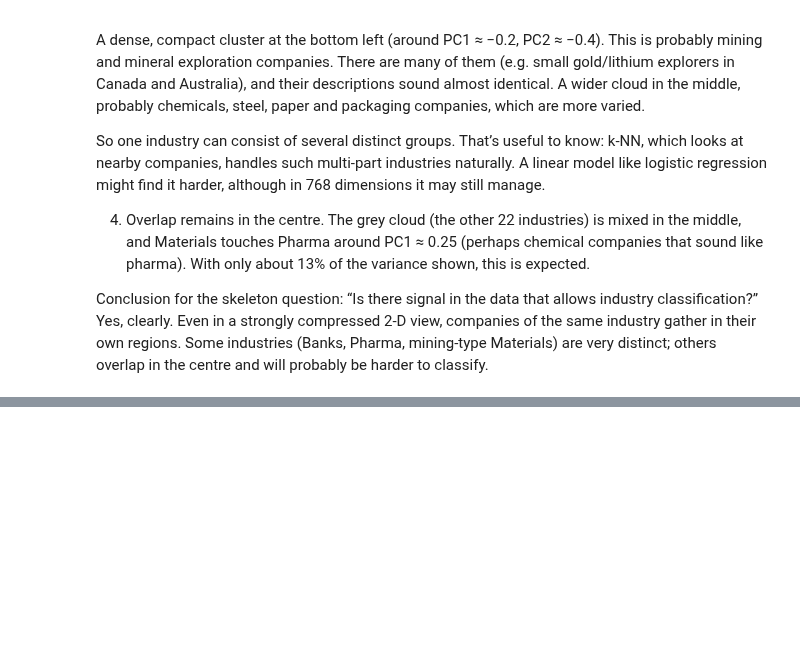
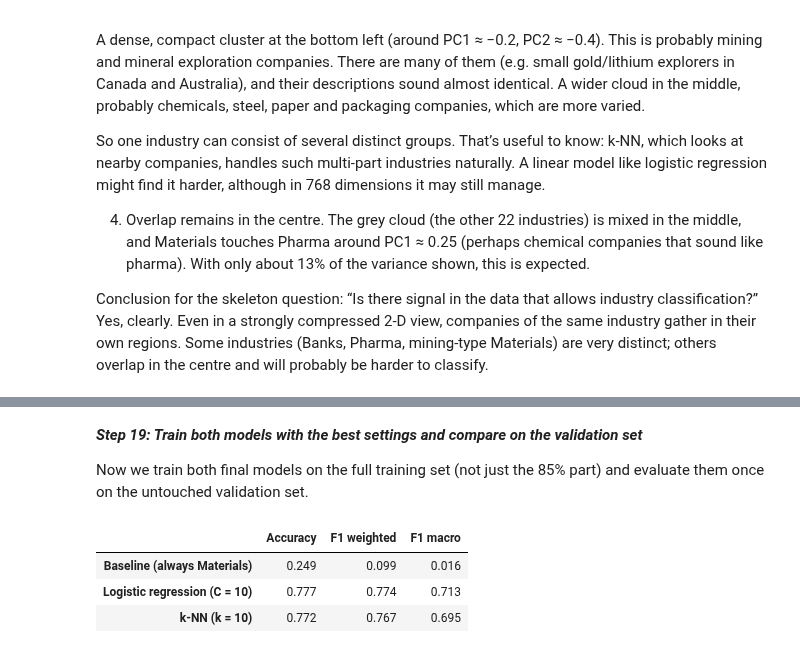
Before and after one commit to manpont/Practical-Task-1, a Jupyter notebook: industry_classification.ipynb, the cells around one changed output, grey strips where cells are left out. Saved outputs shown, nothing was run; the diff lists cells and outputs as text; code cells hidden in the pictures; blank space fills up the shorter version.

```diff
--- a/industry_classification.ipynb
+++ b/industry_classification.ipynb
@@ -456,0 +631,25 @@ Conclusion for the skeleton question: “Is there signal in the data that allows
+# %% [markdown]
+***Step 19: Train both models with the best settings and compare on the validation set***
+
+Now we train both final models on the full training set (not just the 85% part) and evaluate them once on the untouched validation set.
+# %%
+lr = LogisticRegression(C=10, max_iter=1000)
+lr.fit(X_train, y_train)
+pred_lr = lr.predict(X_val)
+
+knn = KNeighborsClassifier(n_neighbors=10)
+knn.fit(X_train, y_train)
+pred_knn = knn.predict(X_val)
+
+results = pd.DataFrame({
+    "Baseline (always Materials)": get_scores(y_val, pred_base),
+    "Logistic regression (C = 10)": get_scores(y_val, pred_lr),
+    "k-NN (k = 10)": get_scores(y_val, pred_knn),
+}).T
+
+results.round(3)
+# %% [output]
+|  | Accuracy | F1 weighted | F1 macro |
+| Baseline (always Materials) | 0.249 | 0.099 | 0.016 |
+| Logistic regression (C = 10) | 0.777 | 0.774 | 0.713 |
+| k-NN (k = 10) | 0.772 | 0.767 | 0.695 |
```
Also changed, not shown: parts of 19 cells of this notebook.
